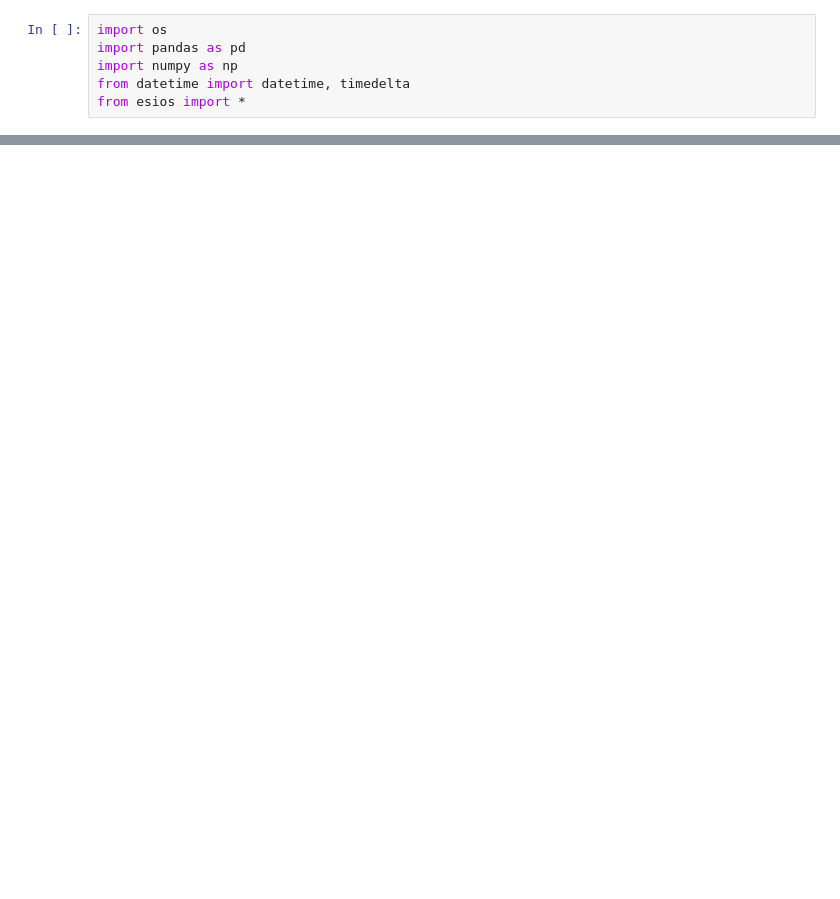
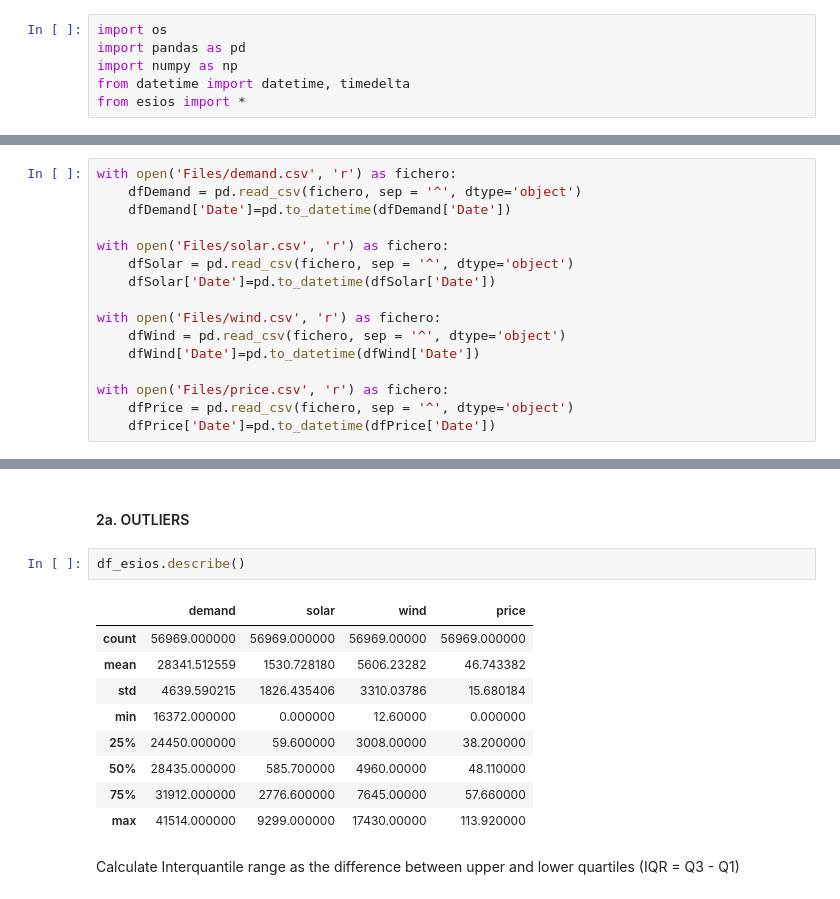
Before and after one commit to clagodmor/deep_price_forecast, a Jupyter notebook: DATA/Get_data.ipynb, the cells around one changed output, grey strips where cells are left out. Cells and saved outputs as stored; diff of their text form; blank space fills up the shorter version.

```diff
--- a/DATA/Get_data.ipynb
+++ b/DATA/Get_data.ipynb
@@ -439,0 +79,16 @@ alt.layer(
+# %%
+with open('Files/demand.csv', 'r') as fichero:
+    dfDemand = pd.read_csv(fichero, sep = '^', dtype='object')
+    dfDemand['Date']=pd.to_datetime(dfDemand['Date'])
+
+with open('Files/solar.csv', 'r') as fichero:
+    dfSolar = pd.read_csv(fichero, sep = '^', dtype='object')
+    dfSolar['Date']=pd.to_datetime(dfSolar['Date'])
+
+with open('Files/wind.csv', 'r') as fichero:
+    dfWind = pd.read_csv(fichero, sep = '^', dtype='object')
+    dfWind['Date']=pd.to_datetime(dfWind['Date'])
+
+with open('Files/price.csv', 'r') as fichero:
+    dfPrice = pd.read_csv(fichero, sep = '^', dtype='object')
+    dfPrice['Date']=pd.to_datetime(dfPrice['Date'])
@@ -439,0 +155,16 @@ alt.layer(
+# %% [markdown]
+#### 2a. OUTLIERS
+# %%
+df_esios.describe()
+# %% [output]
+|  | demand | solar | wind | price |
+| count | 56969.000000 | 56969.000000 | 56969.00000 | 56969.000000 |
+| mean | 28341.512559 | 1530.728180 | 5606.23282 | 46.743382 |
+| std | 4639.590215 | 1826.435406 | 3310.03786 | 15.680184 |
+| min | 16372.000000 | 0.000000 | 12.60000 | 0.000000 |
+| 25% | 24450.000000 | 59.600000 | 3008.00000 | 38.200000 |
+| 50% | 28435.000000 | 585.700000 | 4960.00000 | 48.110000 |
+| 75% | 31912.000000 | 2776.600000 | 7645.00000 | 57.660000 |
+| max | 41514.000000 | 9299.000000 | 17430.00000 | 113.920000 |
+# %% [markdown]
+Calculate Interquantile range as the difference between upper and lower quartiles (IQR = Q3 - Q1)
```
Also changed, not shown: parts of 82 cells of this notebook.
